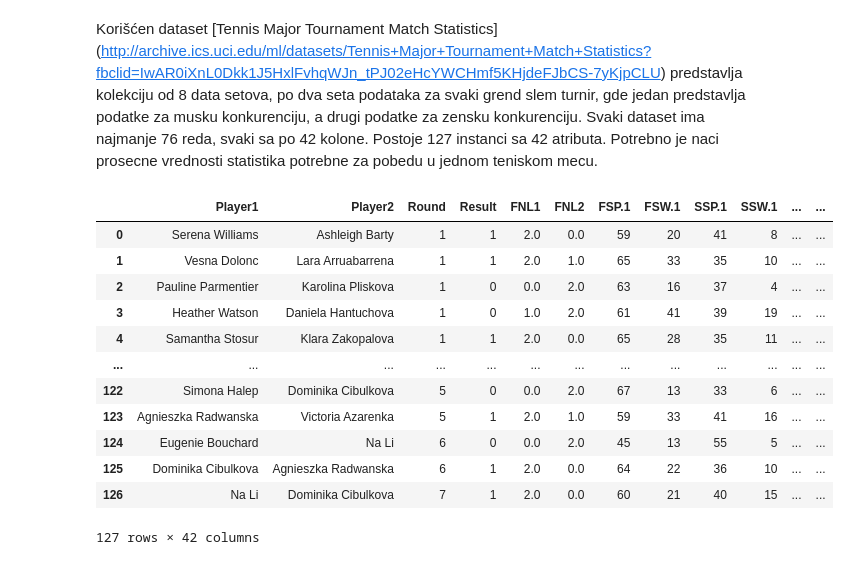
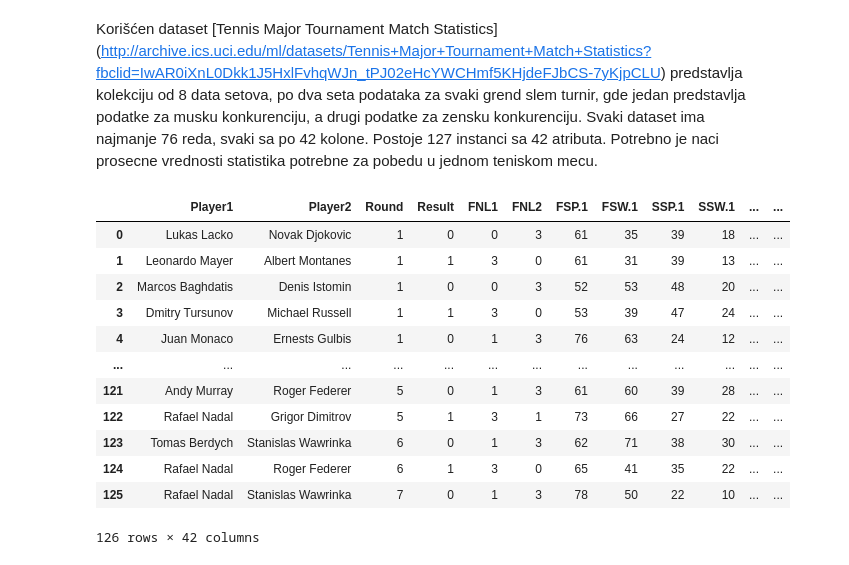
Before and after one commit to StefanMladenov/MU, a Jupyter notebook: 1.Domaci.ipynb, the cells around one changed output. Cells and saved outputs as stored; diff of their text form; code cells hidden in the pictures.

```diff
--- a/1.Domaci.ipynb
+++ b/1.Domaci.ipynb
@@ -8,17 +21,18 @@ from sklearn import metrics
 # %%
-dataset = pd.read_csv('DataSets/AusOpen-women-2013.csv')
+dataset = pd.read_csv('DataSets/AusOpen-men-2013.csv')
+data = dataset.fillna(0, inplace=True)
 dataset
 # %% [output]
 |  | Player1 | Player2 | Round | Result | FNL1 | FNL2 | FSP.1 | FSW.1 | SSP.1 | SSW.1 | ... | ... |
-| 0 | Serena Williams | Ashleigh Barty | 1 | 1 | 2.0 | 0.0 | 59 | 20 | 41 | 8 | ... | ... |
-| 1 | Vesna Dolonc | Lara Arruabarrena | 1 | 1 | 2.0 | 1.0 | 65 | 33 | 35 | 10 | ... | ... |
-| 2 | Pauline Parmentier | Karolina Pliskova | 1 | 0 | 0.0 | 2.0 | 63 | 16 | 37 | 4 | ... | ... |
-| 3 | Heather Watson | Daniela Hantuchova | 1 | 0 | 1.0 | 2.0 | 61 | 41 | 39 | 19 | ... | ... |
-| 4 | Samantha Stosur | Klara Zakopalova | 1 | 1 | 2.0 | 0.0 | 65 | 28 | 35 | 11 | ... | ... |
+| 0 | Lukas Lacko | Novak Djokovic | 1 | 0 | 0 | 3 | 61 | 35 | 39 | 18 | ... | ... |
+| 1 | Leonardo Mayer | Albert Montanes | 1 | 1 | 3 | 0 | 61 | 31 | 39 | 13 | ... | ... |
+| 2 | Marcos Baghdatis | Denis Istomin | 1 | 0 | 0 | 3 | 52 | 53 | 48 | 20 | ... | ... |
+| 3 | Dmitry Tursunov | Michael Russell | 1 | 1 | 3 | 0 | 53 | 39 | 47 | 24 | ... | ... |
+| 4 | Juan Monaco | Ernests Gulbis | 1 | 0 | 1 | 3 | 76 | 63 | 24 | 12 | ... | ... |
 | ... | ... | ... | ... | ... | ... | ... | ... | ... | ... | ... | ... | ... |
-| 122 | Simona Halep | Dominika Cibulkova | 5 | 0 | 0.0 | 2.0 | 67 | 13 | 33 | 6 | ... | ... |
-| 123 | Agnieszka Radwanska | Victoria Azarenka | 5 | 1 | 2.0 | 1.0 | 59 | 33 | 41 | 16 | ... | ... |
-| 124 | Eugenie Bouchard | Na Li | 6 | 0 | 0.0 | 2.0 | 45 | 13 | 55 | 5 | ... | ... |
-| 125 | Dominika Cibulkova | Agnieszka Radwanska | 6 | 1 | 2.0 | 0.0 | 64 | 22 | 36 | 10 | ... | ... |
-| 126 | Na Li | Dominika Cibulkova | 7 | 1 | 2.0 | 0.0 | 60 | 21 | 40 | 15 | ... | ... |
+| 121 | Andy Murray | Roger Federer | 5 | 0 | 1 | 3 | 61 | 60 | 39 | 28 | ... | ... |
+| 122 | Rafael Nadal | Grigor Dimitrov | 5 | 1 | 3 | 1 | 73 | 66 | 27 | 22 | ... | ... |
+| 123 | Tomas Berdych | Stanislas Wawrinka | 6 | 0 | 1 | 3 | 62 | 71 | 38 | 30 | ... | ... |
+| 124 | Rafael Nadal | Roger Federer | 6 | 1 | 3 | 0 | 65 | 41 | 35 | 22 | ... | ... |
+| 125 | Rafael Nadal | Stanislas Wawrinka | 7 | 0 | 1 | 3 | 78 | 50 | 22 | 10 | ... | ... |
-127 rows × 42 columns
+126 rows × 42 columns
```
Also changed, not shown: parts of 14 cells of this notebook, 1 other file.
